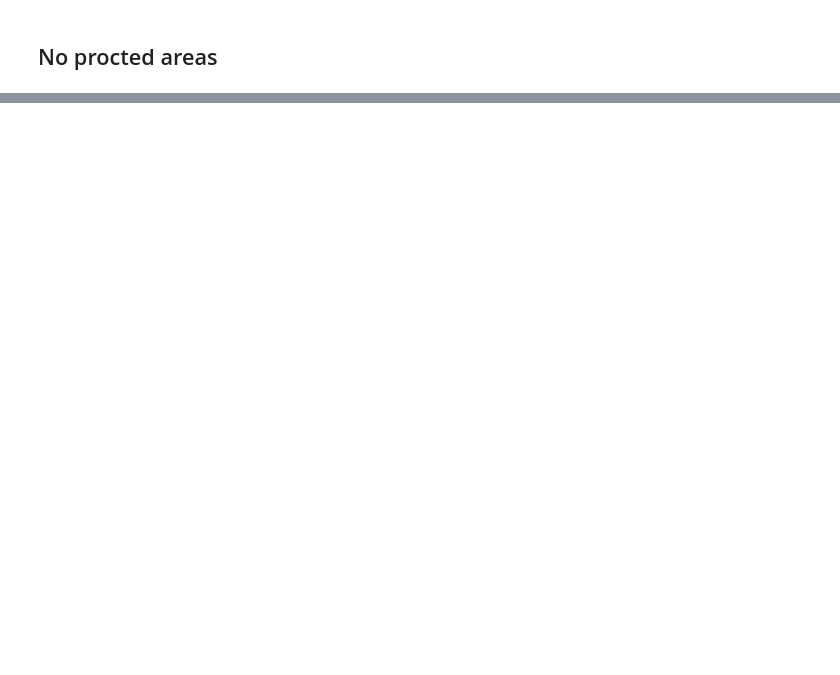
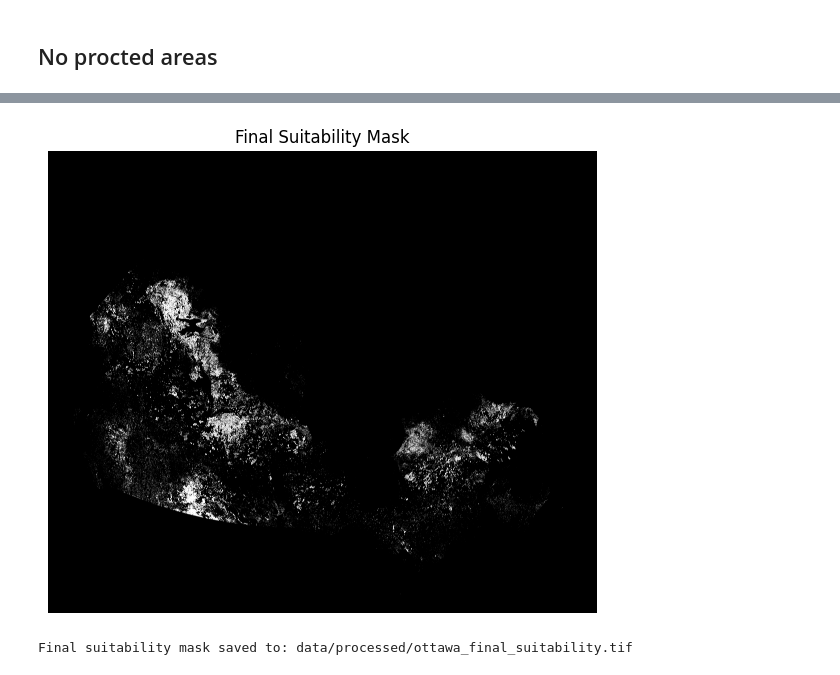
Before and after one commit to SimaHamedifar/solar_resource_assessment, a Jupyter notebook: solar_resource_assessment.ipynb, the cells around one changed output, grey strips where cells are left out. Cells and saved outputs as stored; diff of their text form; code cells hidden in the pictures; blank space fills up the shorter version.

```diff
--- a/solar_resource_assessment.ipynb
+++ b/solar_resource_assessment.ipynb
@@ -116,0 +134,71 @@ with rasterio.open("data/processed/ottawa_final_suitability.tif", "w", **profile
+# %%
+import rasterio
+from rasterio.enums import Resampling
+import numpy as np
+import matplotlib.pyplot as plt
+import os
+
+# File paths
+slope_file = "data/land/viz/viz.be_slope.tif"
+landcover_mask_file = "data/processed/ottawa_landcover_mask.tif"
+out_file = "data/processed/ottawa_final_suitability.tif"
+
+# Target downsample factor (e.g., 10 → 10x smaller)
+factor = 10
+
+# ======================
+# 1. Load land cover mask and downsample
+# ======================
+with rasterio.open(landcover_mask_file) as src:
+    lc_mask = src.read(
+        1,
+        out_shape=(src.height // factor, src.width // factor),
+        resampling=Resampling.nearest
+    ).astype(bool)
+    lc_profile = src.profile
+    lc_profile.update(
+        height=lc_mask.shape[0],
+        width=lc_mask.shape[1],
+        transform=src.transform * src.transform.scale(
+            (src.width / lc_mask.shape[1]),
+            (src.height / lc_mask.shape[0])
+        )
+    )
+
+# ======================
+# 2. Load slope raster and downsample to land cover shape
+# ======================
+with rasterio.open(slope_file) as src:
+    slope = src.read(
+        1,
+        out_shape=lc_mask.shape,
+        resampling=Resampling.bilinear
+    )
+slope_mask = slope < 5
+
+# ======================
+# 3. Combine masks
+# ======================
+final_mask = slope_mask & lc_mask
+
+# ======================
+# 4. Plot
+# ======================
+plt.figure(figsize=(8,6))
+plt.imshow(final_mask, cmap="gray")
+plt.title("Final Suitability Mask")
+plt.axis("off")
+plt.show()
+
+# ======================
+# 5. Save final mask
+# ======================
+os.makedirs(os.path.dirname(out_file), exist_ok=True)
+lc_profile.update(dtype=rasterio.uint8, count=1)
+with rasterio.open(out_file, "w", **lc_profile) as dst:
+    dst.write(final_mask.astype(np.uint8), 1)
+
+print(f"Final suitability mask saved to: {out_file}")
+# %% [output]
+[figure, added]
+Final suitability mask saved to: data/processed/ottawa_final_suitability.tif
```
Also changed, not shown: parts of 9 cells of this notebook.
